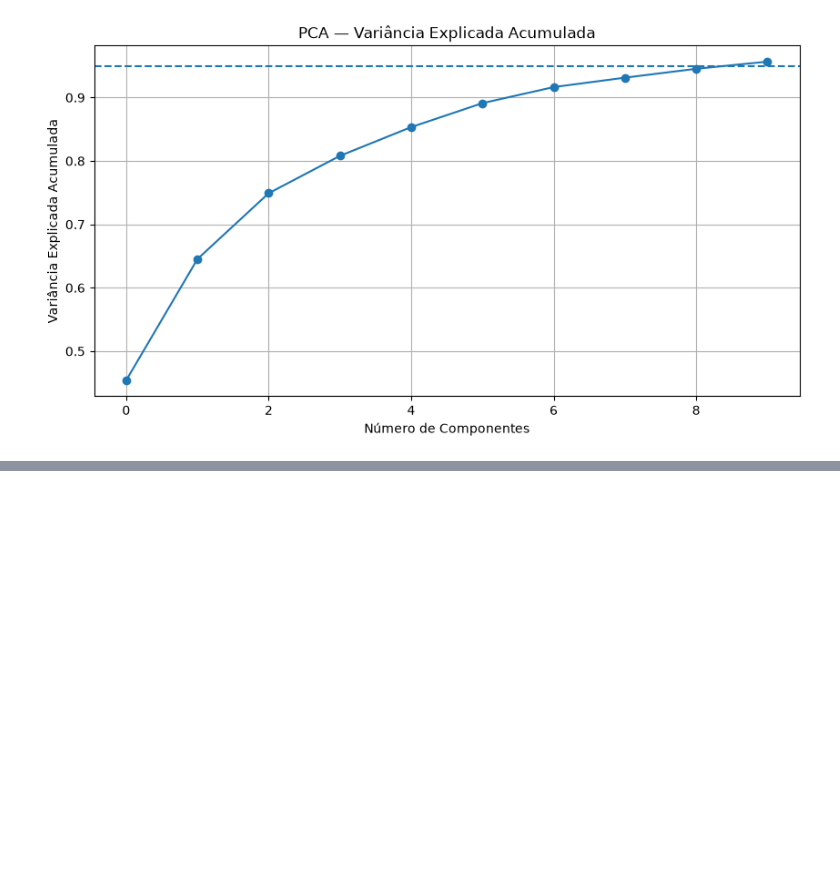
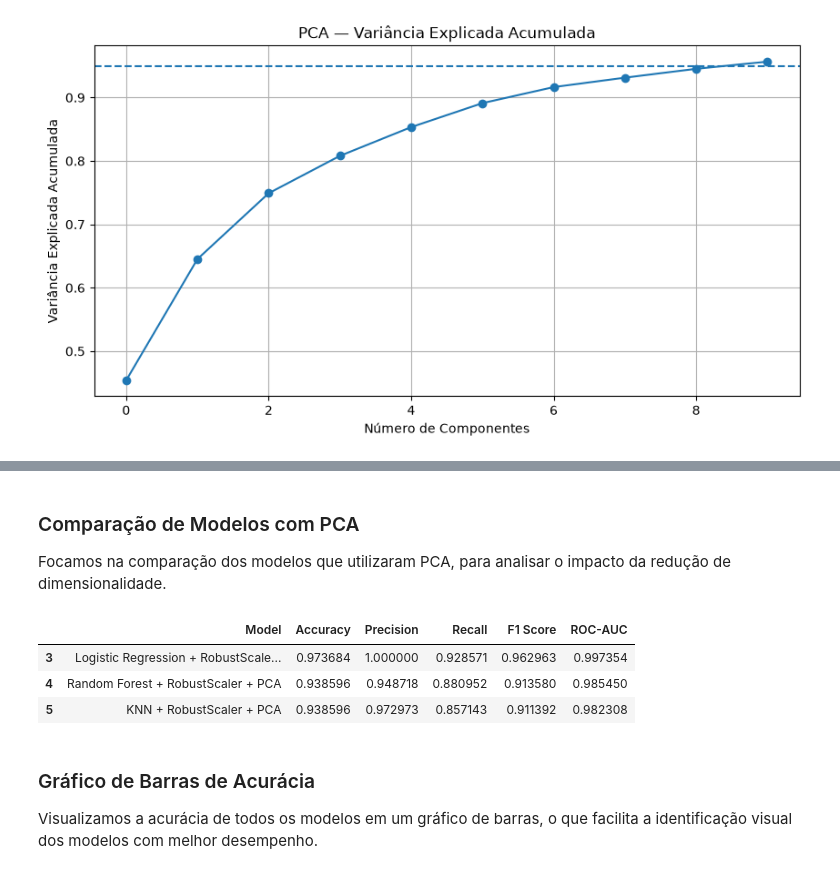
Before and after one commit to NicoBondarenco/tech-challenge-11iadt-fase-01, a Jupyter notebook: notebooks/tech_challenge_fase1.ipynb, the cells around one changed output, grey strips where cells are left out. Drawn from its saved outputs; the diff is of its cells as text; code cells hidden in the pictures; blank space fills up the shorter version.

```diff
--- a/notebooks/tech_challenge_fase1.ipynb
+++ b/notebooks/tech_challenge_fase1.ipynb
@@ -730,3 +690,31 @@ display(
+# %% [markdown]
+### Comparação de Modelos com PCA
+
+Focamos na comparação dos modelos que utilizaram PCA, para analisar o impacto da redução de dimensionalidade.
+# %%
+pca_comparison = comparison_all[
+    comparison_all["Model"].str.contains("PCA")
+].copy()
+
+pca_comparison = pca_comparison.sort_values(
+    "Accuracy",
+    ascending=False
+)
+
+display(
+    pca_comparison[
+        ["Model", "Accuracy", "Precision", "Recall", "F1 Score", "ROC-AUC"]
+    ]
+)
+# %% [output]
+|  | Model | Accuracy | Precision | Recall | F1 Score | ROC-AUC |
+| 3 | Logistic Regression + RobustScale... | 0.973684 | 1.000000 | 0.928571 | 0.962963 | 0.997354 |
+| 4 | Random Forest + RobustScaler + PCA | 0.938596 | 0.948718 | 0.880952 | 0.913580 | 0.985450 |
+| 5 | KNN + RobustScaler + PCA | 0.938596 | 0.972973 | 0.857143 | 0.911392 | 0.982308 |
+# %% [markdown]
+### Gráfico de Barras de Acurácia
+
+Visualizamos a acurácia de todos os modelos em um gráfico de barras, o que facilita a identificação visual dos modelos com melhor desempenho.
 # %%
 comparison_final = pd.DataFrame(results)
 
```
Also changed, not shown: parts of 68 cells of this notebook, 4 other files.
